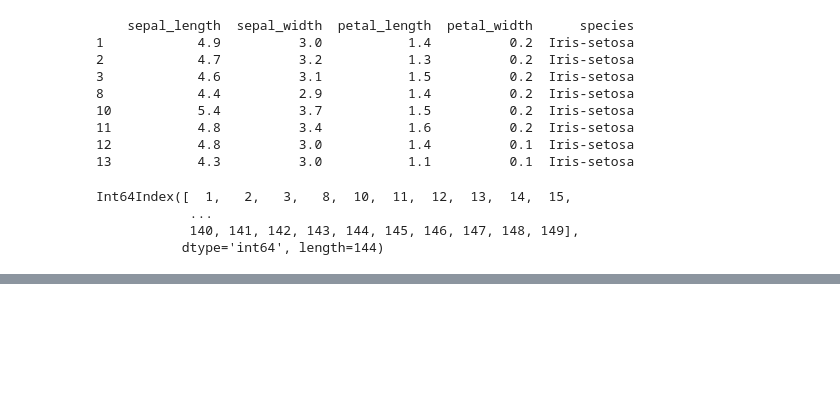
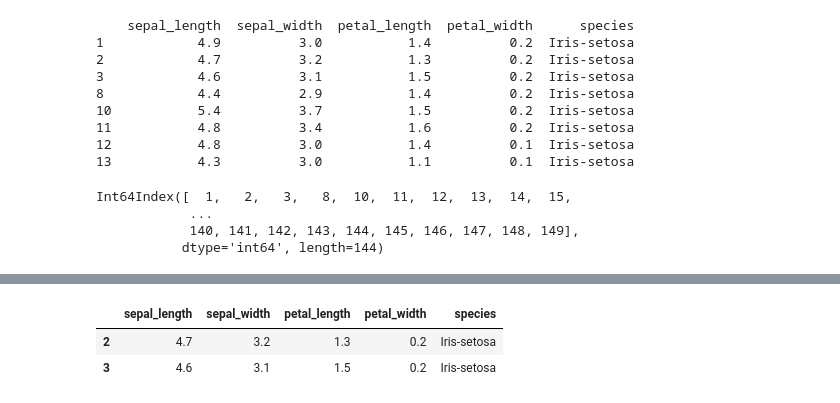
Before and after one commit to Utsav1256/MachineLearning, a Jupyter notebook: Pandas.ipynb, the cells around one changed output, grey strips where cells are left out. Saved outputs shown, nothing was run; the diff lists cells and outputs as text; code cells hidden in the pictures; blank space fills up the shorter version.

```diff
--- a/Pandas.ipynb
+++ b/Pandas.ipynb
@@ -313,0 +332,7 @@ print(df.index[5]) # -> this will give you the label of the row at index 5
+# %%
+#loc[`label`]
+df.loc[2:5]
+# %% [output]
+|  | sepal_length | sepal_width | petal_length | petal_width | species |
+| 2 | 4.7 | 3.2 | 1.3 | 0.2 | Iris-setosa |
+| 3 | 4.6 | 3.1 | 1.5 | 0.2 | Iris-setosa |
```
Also changed, not shown: parts of 15 cells of this notebook.
